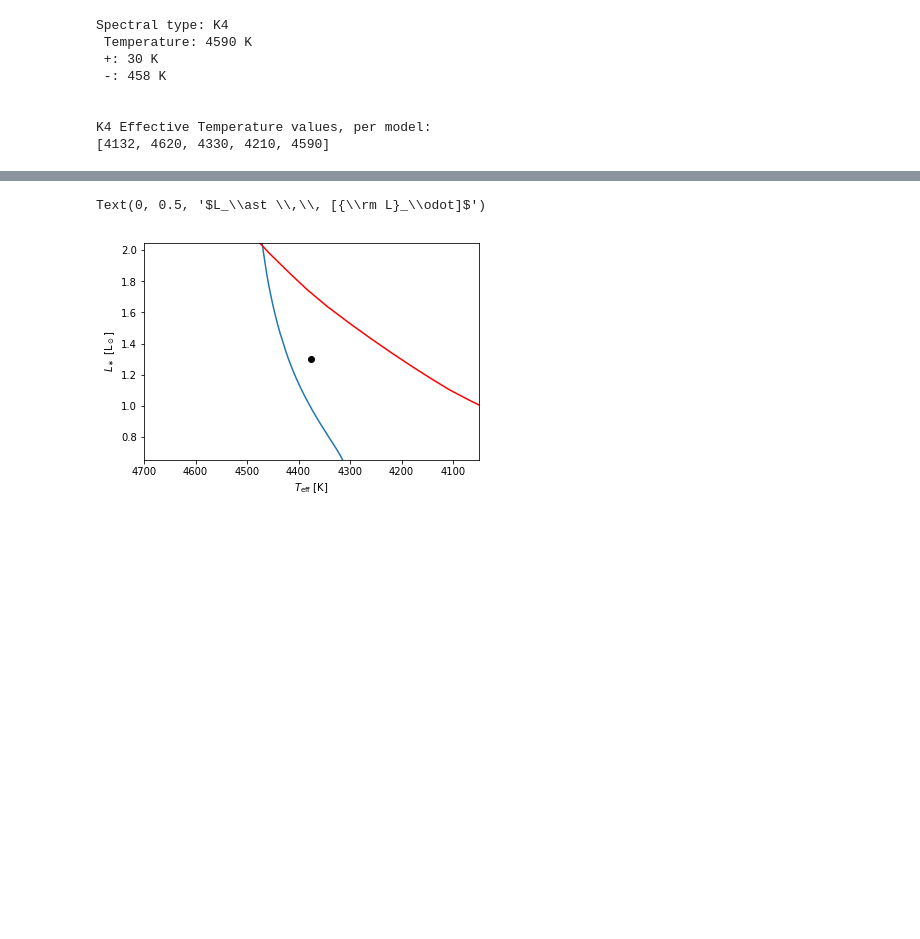
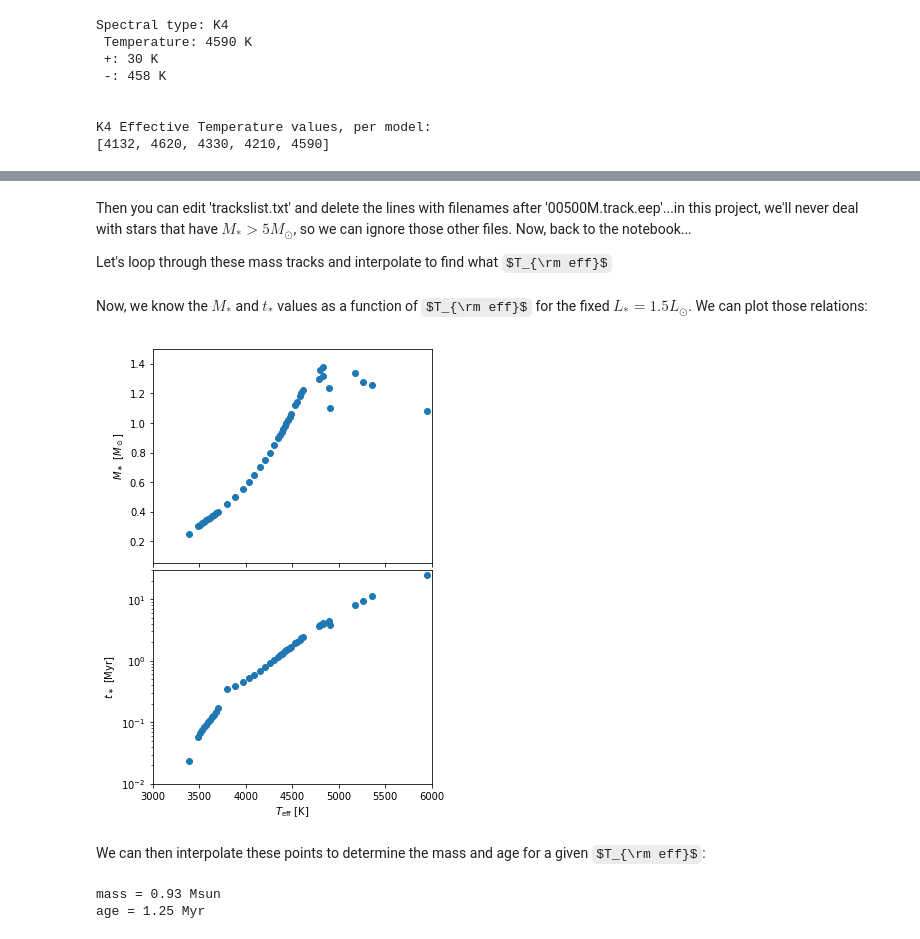
Before and after one commit to seanandrews/dyn-masses, a Jupyter notebook: notebooks/Justin's Notes/The HR Diagram.ipynb, the cells around one changed output, grey strips where cells are left out. Drawn from its saved outputs; the diff is of its cells as text; code cells hidden in the pictures; some formulas as TeX source; blank space fills up the shorter version.

Commit message:
Interpolation 7/13 complete

```diff
--- a/notebooks/Justin's Notes/The HR Diagram.ipynb
+++ b/notebooks/Justin's Notes/The HR Diagram.ipynb
@@ -352,25 +353,0 @@ We will fold back in this exploration of uncertainties later.  For now, we want
-# %%
-# isolate inputs with a fixed age: here 1 Myr, corresponding to iso_AGE = 6.0
-iso_L_1Myr = iso_L[iso_AGE == 6.0]
-iso_T_1Myr = iso_T[iso_AGE == 6.0]
-
-# grab some mass tracks
-file_track = working_dir+'MIST/'+filename_eep+'/00090M.track.eep'
-track = ascii.read(file_track)
-
-# extract the age (in years), log10(luminosity) (in Lsun), and log10(effective temperature) (in K)
-age, logL, logTe = track_solar['col1'], track_solar['col7'], track_solar['col12']
-
-Tlim = [4700, 4050]    # note: Teff is plotted backwards (see note below)
-Llim = [0.65, 2.05]
-fig, ax = plt.subplots()
-ax.plot([4376.], [1.3], 'ok')
-ax.plot(10**logTe[age < 1e8], 10**logL[age < 1e8])
-ax.plot(10**iso_T_1Myr, 10**iso_L_1Myr, 'r')
-ax.set_xlim(Tlim)
-ax.set_ylim(Llim)
-ax.set_xlabel(r'$T_{\rm eff} \,\, [{\rm K}]$')
-ax.set_ylabel(r'$L_\ast \,\, [{\rm L}_\odot]$')
-# %% [output]
-Text(0, 0.5, '$L_\\ast \\,\\, [{\\rm L}_\\odot]$')
-[figure, removed]
@@ -376,0 +356,4 @@ Text(0, 0.5, '$L_\\ast \\,\\, [{\\rm L}_\\odot]$')
+# %% [markdown]
+Then you can edit 'trackslist.txt' and delete the lines with filenames after '00500M.track.eep'...in this project, we'll never deal with stars that have $M_\ast > 5 M_\odot$, so we can ignore those other files.  Now, back to the notebook...
+
+Let's loop through these mass tracks and interpolate to find what $T_{\rm eff}$
@@ -376,0 +395,40 @@ Text(0, 0.5, '$L_\\ast \\,\\, [{\\rm L}_\\odot]$')
+# %% [markdown]
+Now, we know the $M_\ast$ and $t_\ast$ values as a function of $T_{\rm eff}$ for the fixed $L_\ast = 1.5 L_\odot$.  We can plot those relations:
+# %%
+#plots each interpolated point based on the luminosity slice (1.5 L odot) of each mass track file
+fig, axs = plt.subplots(nrows=2, figsize=(5, 8), sharex=True)
+
+ax = axs[0]
+ax.plot(10**logTe_slice, 10**logM_slice, 'o')
+ax.set_ylabel(r'$M_\ast \,\, [M_\odot]$')
+ax.set_xlim([3000, 6000])
+ax.set_ylim([0.05, 1.5])
+
+ax = axs[1]
+ax.plot(10**logTe_slice, 10**logage_slice / 1e6, 'o')
+ax.set_yscale('log')
+ax.set_ylim([0.01, 30])
+ax.set_ylabel(r'$t_\ast \,\, [{\rm Myr}]$')
+ax.set_xlabel(r'$T_{\rm eff} \,\, [{\rm K}]$')
+
+plt.subplots_adjust(hspace=0.03)
+# %% [output]
+[figure, added]
+# %% [markdown]
+We can then interpolate these points to determine the mass and age for a given $T_{\rm eff}$:
+# %%
+# interpolation functions (stores age/mass based on temperature input)
+intTe_age = interp1d(logTe_slice, logage_slice, kind='linear', bounds_error=False)
+intTe_M = interp1d(logTe_slice, logM_slice, kind='linear', bounds_error=False)
+
+# calculate mass and age for desired Teff value
+Te_slice = 4376.
+derived_M = 10.**(intTe_M(np.log10(Te_slice)))
+derived_age = 10.**(intTe_age(np.log10(Te_slice)))
+
+# print them out
+print('mass = %.2f Msun' % (derived_M))
+print('age = %.2f Myr' % (derived_age / 1e6))
+# %% [output]
+mass = 0.93 Msun
+age = 1.25 Myr
```
Also changed, not shown: parts of 9 cells of this notebook.
